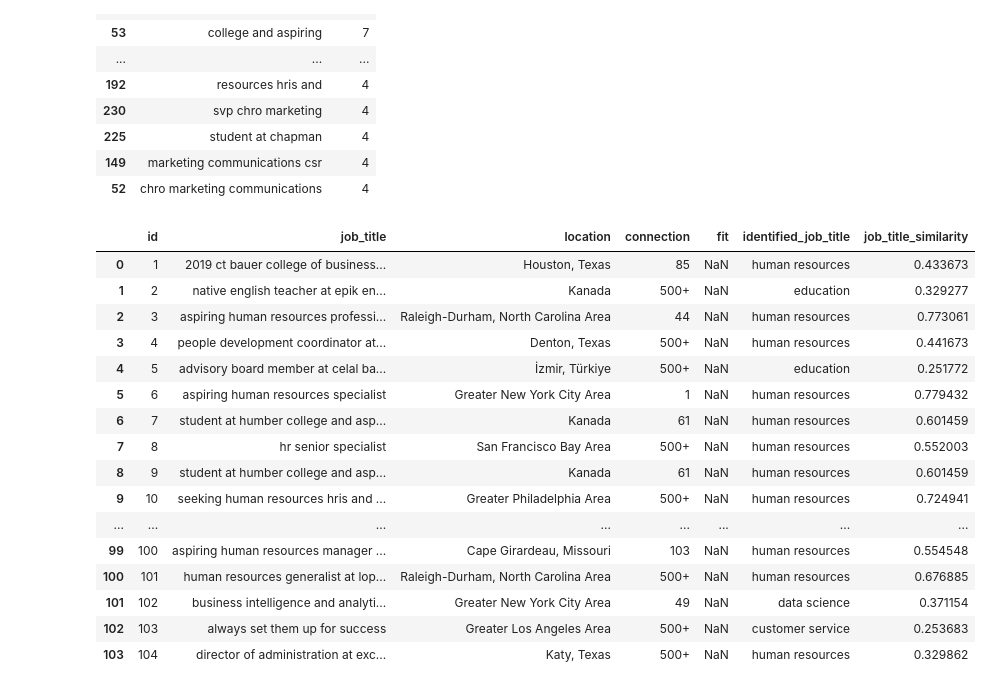
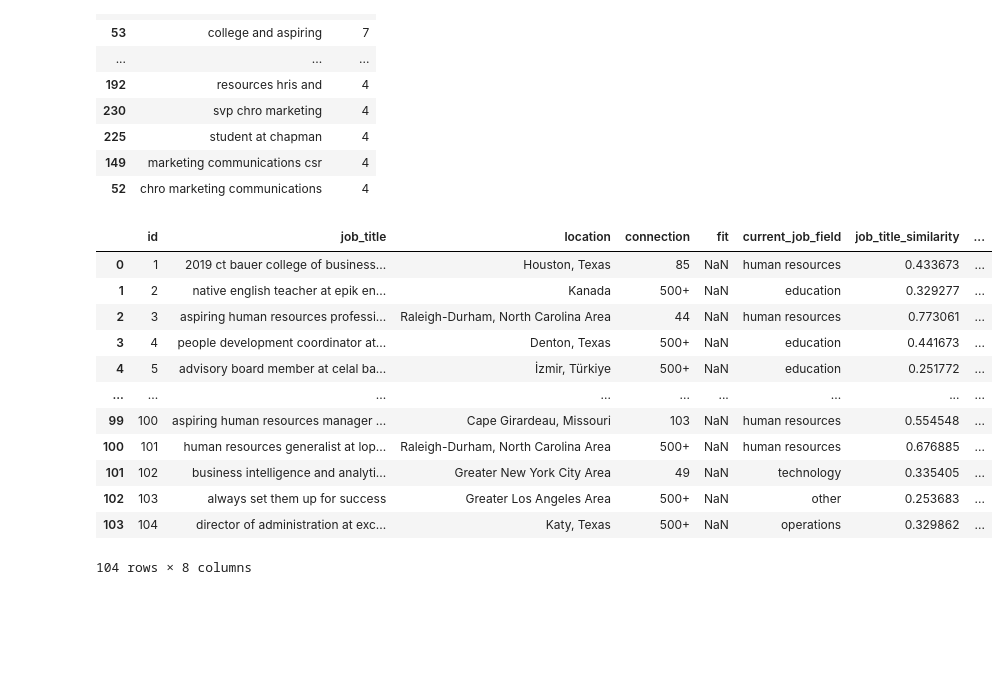
Before and after one commit to ShaneS02/iCWXnlHINuPDOzFR, a Jupyter notebook: src/model/preprocessing.ipynb, the cells around one changed output. Saved outputs shown, nothing was run; the diff lists cells and outputs as text; code cells hidden in the pictures; blank space fills up the shorter version.

```diff
--- a/src/model/preprocessing.ipynb
+++ b/src/model/preprocessing.ipynb
@@ -125,44 +180,45 @@ job_title_categories = [
 # %%
 # use embeddings to find similar job titles
 from sentence_transformers import SentenceTransformer
 import numpy as np
 
 model = SentenceTransformer("all-MiniLM-L6-v2")
 
-# encode the job title categories
-category_embeddings = model.encode(job_title_categories, normalize_embeddings=True)
 
-# embed the job titles in the dataframe
+#=================
+#consie job titles
+#=================
+concise_titles = list(job_field_mapping.keys())
+concise_title_embeddings = model.encode(concise_titles, normalize_embeddings=True)
 job_title_embeddings = model.encode(df["job_title"].fillna("").tolist(), normalize_embeddings=True)
 
-# compute cosine similarities between job titles and categories
-similarities = job_title_embeddings @ category_embeddings.T
+concise_title_similarities = job_title_embeddings @ concise_title_embeddings.T
+best_title_index = concise_title_similarities.argmax(axis=1)
+best_title_score = concise_title_similarities.max(axis=1)
 
-best_match_index = similarities.argmax(axis=1)
-best_match_score = similarities.max(axis=1)
+df["concise_job_title"] = [concise_titles[i] if score >= 0.40 else "Other" for i, score in zip(best_title_index, best_title_score)]
 
-df["identified_job_title"] = [job_title_categories[i] for i in best_match_index]
-df["job_title_similarity"] = best_match_score
 
+#=====================
+# Broad job categories
+#=====================
+
+df["current_job_field"] = df["concise_job_title"].map(job_field_mapping).fillna("other")
 df
 # %% [output]
-|  | id | job_title | location | connection | fit | identified_job_title | job_title_similarity |
-| 0 | 1 | 2019 ct bauer college of business... | Houston, Texas | 85 | NaN | human resources | 0.433673 |
-| 1 | 2 | native english teacher at epik en... | Kanada | 500+ | NaN | education | 0.329277 |
-| 2 | 3 | aspiring human resources professi... | Raleigh-Durham, North Carolina Area | 44 | NaN | human resources | 0.773061 |
-| 3 | 4 | people development coordinator at... | Denton, Texas | 500+ | NaN | human resources | 0.441673 |
-| 4 | 5 | advisory board member at celal ba... | İzmir, Türkiye | 500+ | NaN | education | 0.251772 |
-| 5 | 6 | aspiring human resources specialist | Greater New York City Area | 1 | NaN | human resources | 0.779432 |
-| 6 | 7 | student at humber college and asp... | Kanada | 61 | NaN | human resources | 0.601459 |
-| 7 | 8 | hr senior specialist | San Francisco Bay Area | 500+ | NaN | human resources | 0.552003 |
-| 8 | 9 | student at humber college and asp... | Kanada | 61 | NaN | human resources | 0.601459 |
-| 9 | 10 | seeking human resources hris and ... | Greater Philadelphia Area | 500+ | NaN | human resources | 0.724941 |
-| ... | ... | ... | ... | ... | ... | ... | ... |
-| 99 | 100 | aspiring human resources manager ... | Cape Girardeau, Missouri | 103 | NaN | human resources | 0.554548 |
-| 100 | 101 | human resources generalist at lop... | Raleigh-Durham, North Carolina Area | 500+ | NaN | human resources | 0.676885 |
-| 101 | 102 | business intelligence and analyti... | Greater New York City Area | 49 | NaN | data science | 0.371154 |
-| 102 | 103 | always set them up for success | Greater Los Angeles Area | 500+ | NaN | customer service | 0.253683 |
-| 103 | 104 | director of administration at exc... | Katy, Texas | 500+ | NaN | human resources | 0.329862 |
+|  | id | job_title | location | connection | fit | current_job_field | job_title_similarity | ... |
+| 0 | 1 | 2019 ct bauer college of business... | Houston, Texas | 85 | NaN | human resources | 0.433673 | ... |
+| 1 | 2 | native english teacher at epik en... | Kanada | 500+ | NaN | education | 0.329277 | ... |
+| 2 | 3 | aspiring human resources professi... | Raleigh-Durham, North Carolina Area | 44 | NaN | human resources | 0.773061 | ... |
+| 3 | 4 | people development coordinator at... | Denton, Texas | 500+ | NaN | education | 0.441673 | ... |
+| 4 | 5 | advisory board member at celal ba... | İzmir, Türkiye | 500+ | NaN | education | 0.251772 | ... |
+| ... | ... | ... | ... | ... | ... | ... | ... | ... |
+| 99 | 100 | aspiring human resources manager ... | Cape Girardeau, Missouri | 103 | NaN | human resources | 0.554548 | ... |
+| 100 | 101 | human resources generalist at lop... | Raleigh-Durham, North Carolina Area | 500+ | NaN | human resources | 0.676885 | ... |
+| 101 | 102 | business intelligence and analyti... | Greater New York City Area | 49 | NaN | technology | 0.335405 | ... |
+| 102 | 103 | always set them up for success | Greater Los Angeles Area | 500+ | NaN | other | 0.253683 | ... |
+| 103 | 104 | director of administration at exc... | Katy, Texas | 500+ | NaN | operations | 0.329862 | ... |
+104 rows × 8 columns
 # %%
 #df["location_clean"] = (df["location"].str.replace(r"\s+Area$", "", regex=True).str.strip())
 df["location"] = df["location"].str.replace(r"Kanada$", "Canada", regex=True).str.strip()
```
Also changed, not shown: parts of 6 cells of this notebook, 2 other files.
